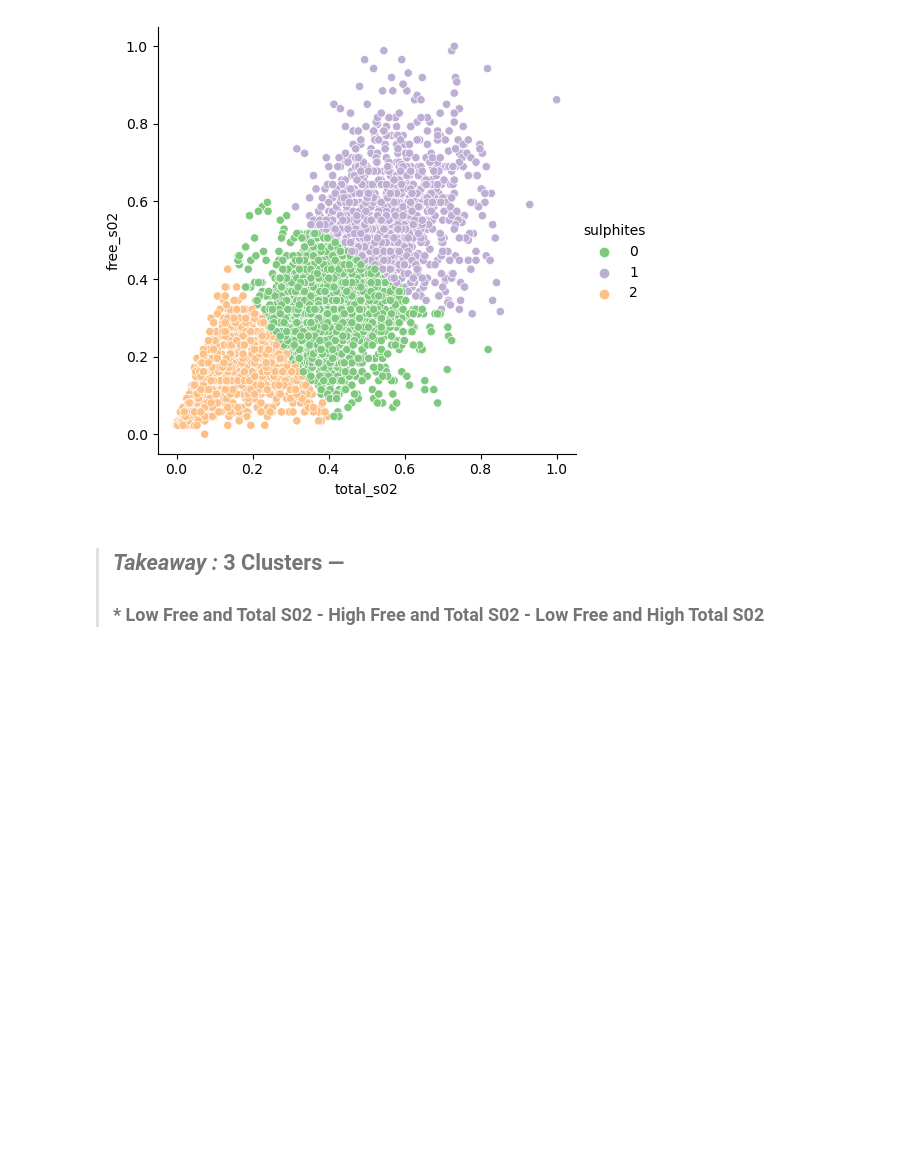
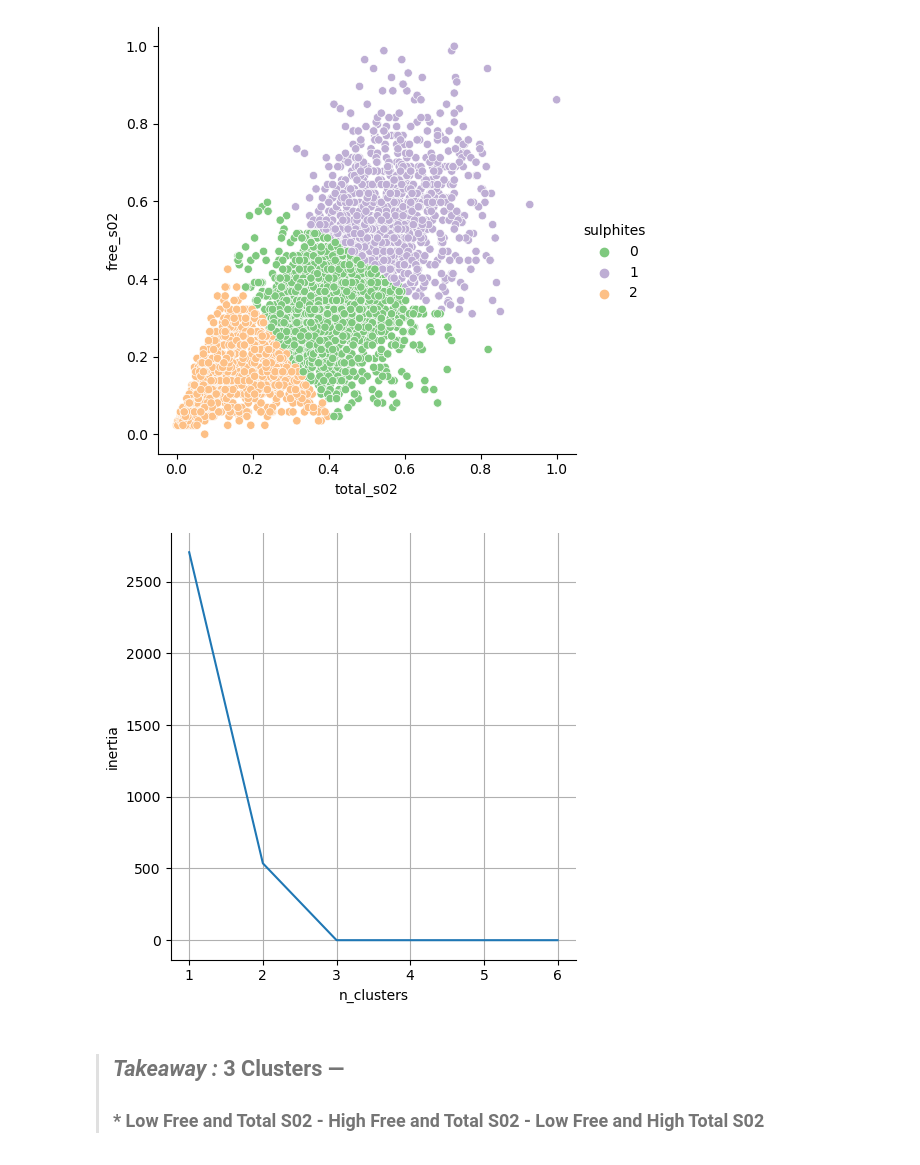
Before and after one commit to Mags-and-Smitty-Clustering-Project/group, a Jupyter notebook: Clustering_Project_Final-Copy1.ipynb, the cells around one changed output. Drawn from its saved outputs; the diff is of its cells as text; code cells hidden in the pictures; blank space fills up the shorter version.

```diff
--- a/Clustering_Project_Final-Copy1.ipynb
+++ b/Clustering_Project_Final-Copy1.ipynb
@@ -258,6 +264,12 @@ dependence between the selected feature and quality of wine.
 f.cluster_sulphites(train_scaled)
 # %% [output]
 [figure]
+# %%
+# inertia elbow function
+
+f.elbow(train_scaled, 'sulphites')
+# %% [output]
+[figure, added]
 # %% [markdown]
 > ## ***Takeaway :*** 3 Clusters —
 >### * Low Free and Total S02 - High Free and Total S02 - Low Free and High Total S02
```
Also changed, not shown: parts of 37 cells of this notebook, 1 other file.
